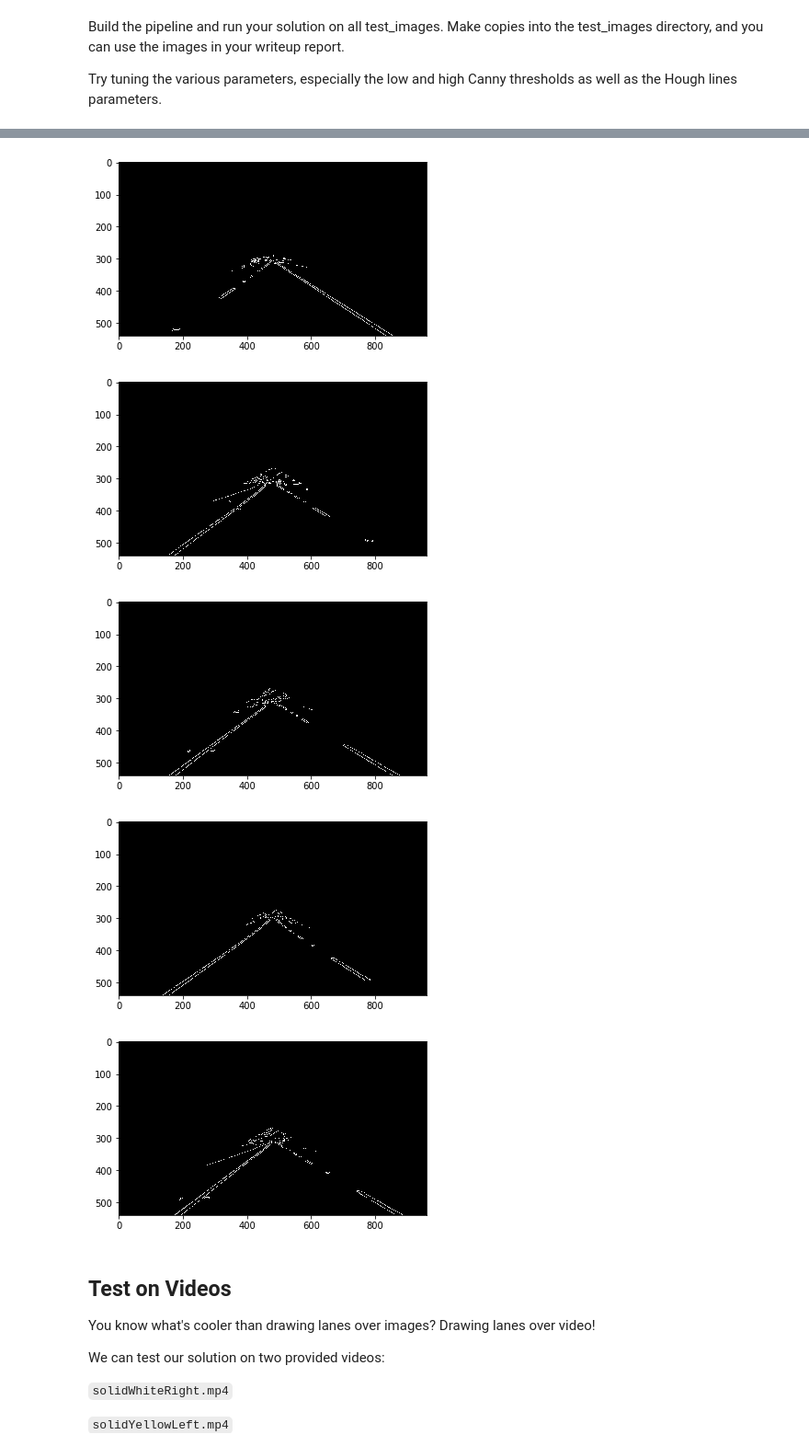
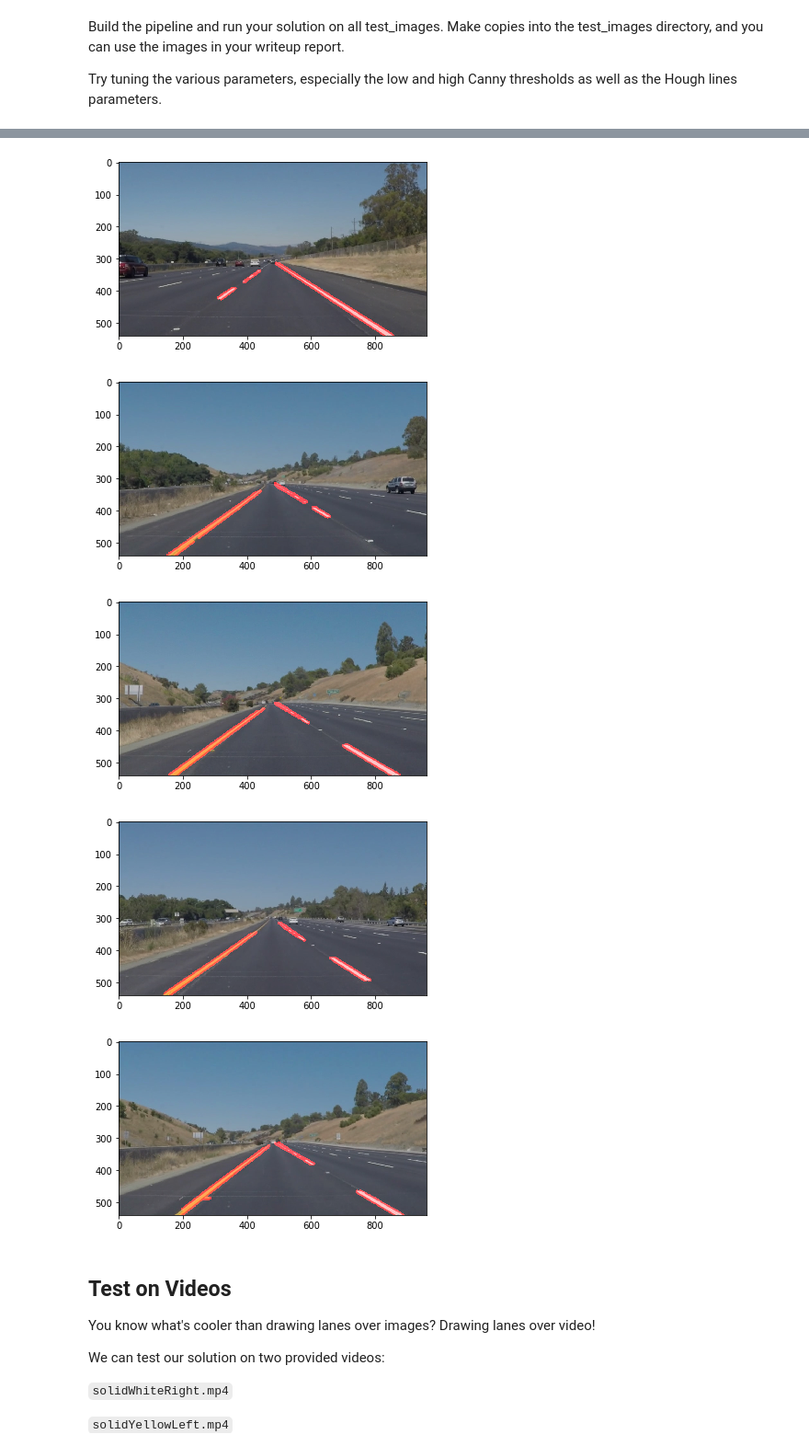
Before and after one commit to wilsonyhlee/CarND-LaneLines-P1, a Jupyter notebook: P1.ipynb, the cells around one changed output, grey strips where cells are left out. Shown at 92% size. Drawn from its saved outputs; the diff is of its cells as text; code cells hidden in the pictures.

Commit message:
implement naive find_lane (no interpolated draw_lines yet)

```diff
--- a/P1.ipynb
+++ b/P1.ipynb
@@ -120,7 +124,7 @@ def region_of_interest(img, vertices):
     return masked_image
 
 
-def draw_lines(img, lines, color=[255, 0, 0], thickness=2):
+def draw_lines(img, lines, color=[255, 0, 0], thickness=10):
     """
     NOTE: this is the function you might want to use as a starting point once you want to
     average/extrapolate the line segments you detect to map out the full
@@ -191,9 +195,14 @@ Try tuning the various parameters, especially the low and high Canny thresholds
 # %%
 # parameters
 test_image_dir = 'test_images/'
-kernel_size = 5
-low_threshold = 50
-high_threshold = 150
+kernel_size = 5 # kernel size for Gaussian smoothing
+low_threshold = 50 # low threshold for Canny
+high_threshold = 150 # high threshold for Canny
+rho = 2 # distance resolution in pixels of the Hough grid
+theta = np.pi/180 # angular resolution in radians of the Hough grid
+threshold = 15     # minimum number of votes (intersections in Hough grid cell)
+min_line_length = 40 #minimum number of pixels making up a line
+max_line_gap = 20    # maximum gap in pixels between connectable line segments
 
 def find_lane(img):
     # grayscale the image
@@ -202,22 +211,19 @@ def find_lane(img):
     img_blur = gaussian_blur(img_gray, kernel_size)
     # apply Canny edge detection
     img_canny = canny(img_blur, low_threshold, high_threshold)
+    # define a trapezoid region of interest
+    size = img.shape
+    vertices = np.array([[(0, size[0]), (490, 315), (510, 315), (size[1], size[0])]], dtype=np.int32)
+    # create masked edges
+    masked_edges = region_of_interest(img_canny, vertices)
+    lines = hough_lines(masked_edges, rho, theta, threshold, min_line_length, max_line_gap)
 
-    # define a trapezoid region of interest
-    height = img.shape[0]
-    width = img.shape[1]
-    vertices = np.array([[(0, height),
-                        (width / 2 - 10, height / 2),
-                        (width / 2 + 10, height / 2),
-                        (width, height)]], dtype=np.int32)
-    # create masked edges
-    mask = region_of_interest(img_canny, vertices)
-    return mask
+    return weighted_img(lines, img)
 
 def run_test():
     for i in os.listdir(test_image_dir):
         img = mpimg.imread("%s%s" % (test_image_dir, i))
-        plt.imshow(find_lane(img), cmap='Greys_r')
+        plt.imshow(find_lane(img))
         plt.show()
 
 run_test()
@@ -226,8 +232,8 @@ run_test()
-[figure, old version]
+[figure, new version]
-[figure, old version]
+[figure, new version]
-[figure, old version]
+[figure, new version]
-[figure, old version]
+[figure, new version]
-[figure, old version]
+[figure, new version]
 # %% [markdown]
 ## Test on Videos
 
```
Also changed, not shown: parts of 2 cells of this notebook.
